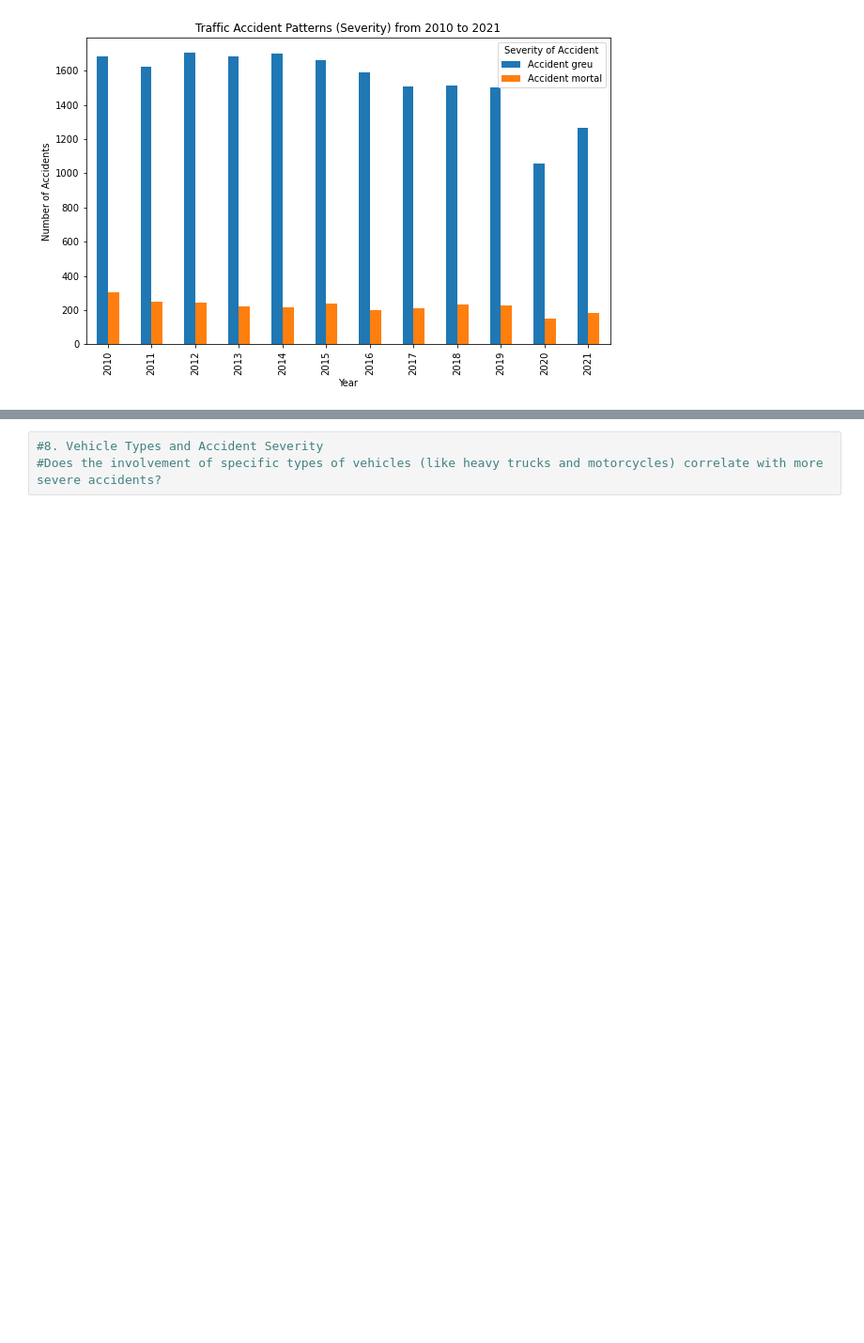
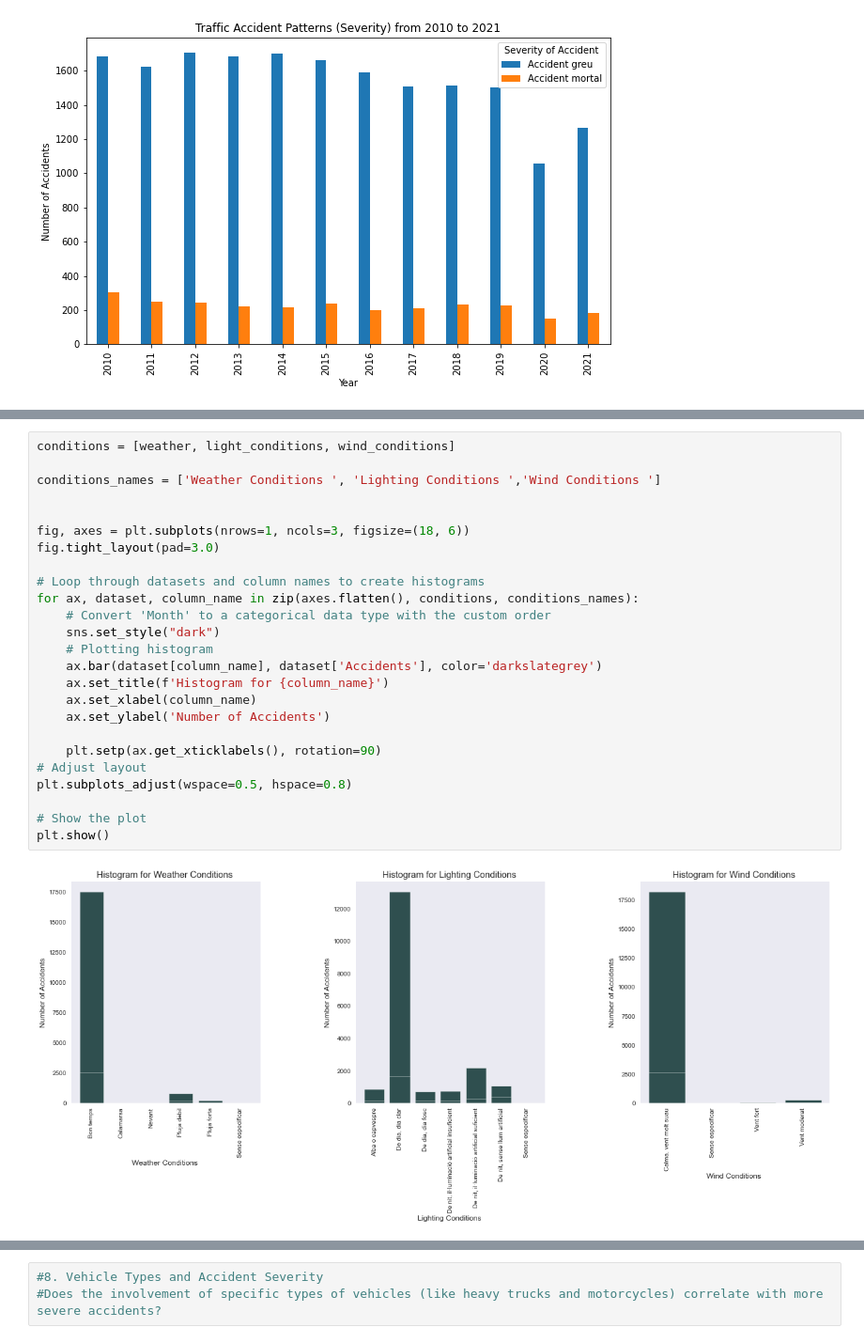
Before and after one commit to MarcLlopart/Traffic-Accident-Analysis, a Jupyter notebook: EDA.ipynb, the cells around one changed output, grey strips where cells are left out. Shown: that part at 94% size. Drawn from its saved outputs; the diff is of its cells as text; blank space fills up the shorter version.

```diff
--- a/EDA.ipynb
+++ b/EDA.ipynb
@@ -303,0 +418,27 @@ plt.show()
+# %%
+conditions = [weather, light_conditions, wind_conditions]
+
+conditions_names = ['Weather Conditions ', 'Lighting Conditions ','Wind Conditions ']
+
+
+fig, axes = plt.subplots(nrows=1, ncols=3, figsize=(18, 6))
+fig.tight_layout(pad=3.0)
+
+# Loop through datasets and column names to create histograms
+for ax, dataset, column_name in zip(axes.flatten(), conditions, conditions_names):
+    # Convert 'Month' to a categorical data type with the custom order
+    sns.set_style("dark")
+    # Plotting histogram
+    ax.bar(dataset[column_name], dataset['Accidents'], color='darkslategrey')
+    ax.set_title(f'Histogram for {column_name}')
+    ax.set_xlabel(column_name)
+    ax.set_ylabel('Number of Accidents')
+
+    plt.setp(ax.get_xticklabels(), rotation=90)
+# Adjust layout
+plt.subplots_adjust(wspace=0.5, hspace=0.8)
+
+# Show the plot
+plt.show()
+# %% [output]
+[figure, added]
```
Also changed, not shown: parts of 13 cells of this notebook.
